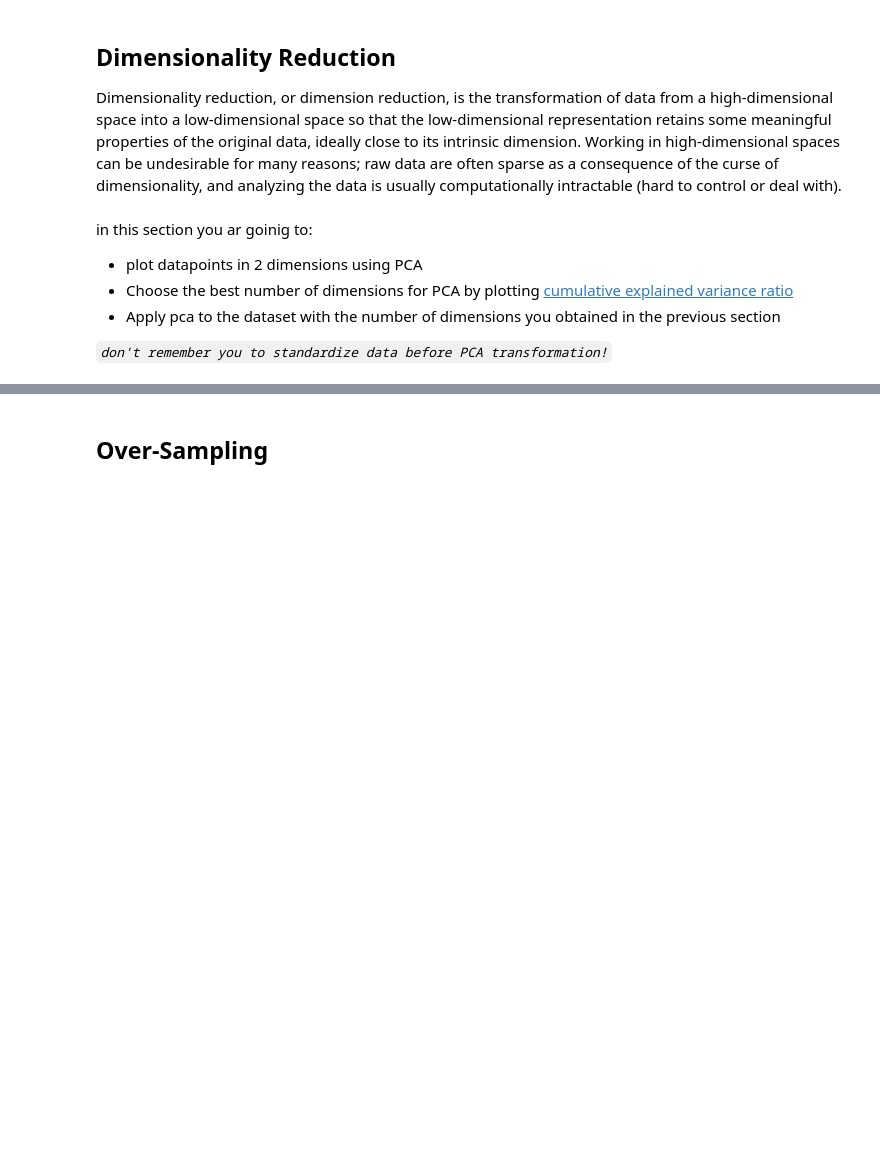
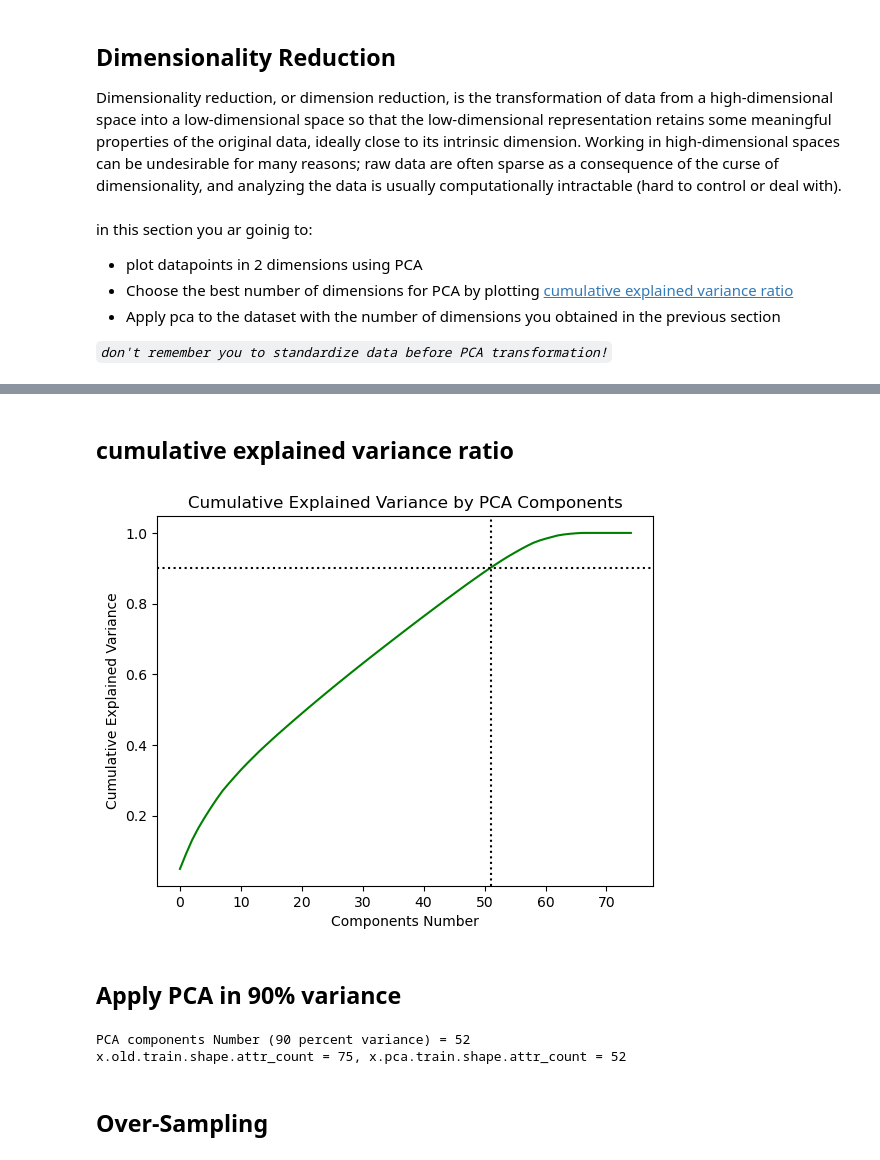
Before and after one commit to Abtinz/Machine-Learning-with-Python, a Jupyter notebook: DataMining/Classification/P3.ipynb, the cells around one changed output, grey strips where cells are left out. Cells and saved outputs as stored; diff of their text form; code cells hidden in the pictures; blank space fills up the shorter version.

```diff
--- a/DataMining/Classification/P3.ipynb
+++ b/DataMining/Classification/P3.ipynb
@@ -242,3 +251,32 @@ in this section you ar goinig to:
+# %% [markdown]
+## cumulative explained variance ratio
+# %%
+pca = PCA()
+pca.fit(scaled_x_train)
+
+plt.plot(np.cumsum(pca.explained_variance_ratio_), color = "green")
+plt.axhline(y=0.9, color='black', linestyle='dotted')
+plt.axvline(x=np.argmax(np.cumsum(pca.explained_variance_ratio_) >= 0.9), color='black', linestyle='dotted')
+plt.title('Cumulative Explained Variance by PCA Components');plt.xlabel('Components Number');plt.ylabel('Cumulative Explained Variance');
+
+plt.show()
+# %% [output]
+[figure, added]
+# %% [markdown]
+## Apply PCA in 90% variance
+# %%
+
+components_optimal_number = np.argmax(np.cumsum(pca.explained_variance_ratio_) >= 0.9) + 1
+
+optimal_pca = PCA(n_components=components_optimal_number)
+X_train_pca = optimal_pca.fit_transform(scaled_x_train)
+X_test_pca = optimal_pca.transform(scaled_x_test)
+
+print(f"PCA components Number (90 percent variance) = {components_optimal_number}")
+print(f"x.old.train.shape.attr_count = {X_train.shape[1]}, x.pca.train.shape.attr_count = {X_train_pca.shape[1]}")
+# %% [output]
+PCA components Number (90 percent variance) = 52
+x.old.train.shape.attr_count = 75, x.pca.train.shape.attr_count = 52
 # %% [markdown]
 ## Over-Sampling
 # %% [markdown]
```
Also changed, not shown: parts of 7 cells of this notebook.
